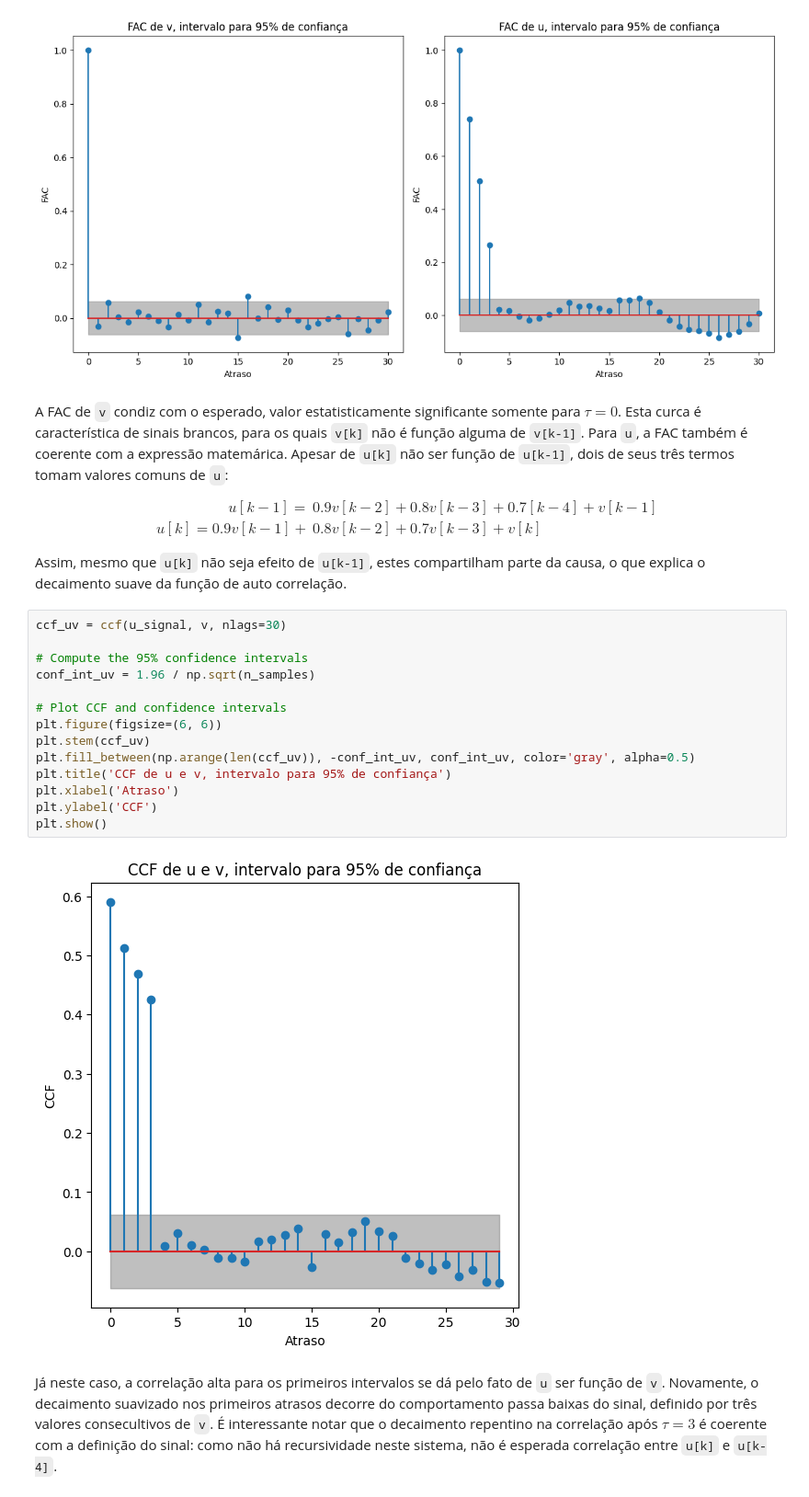
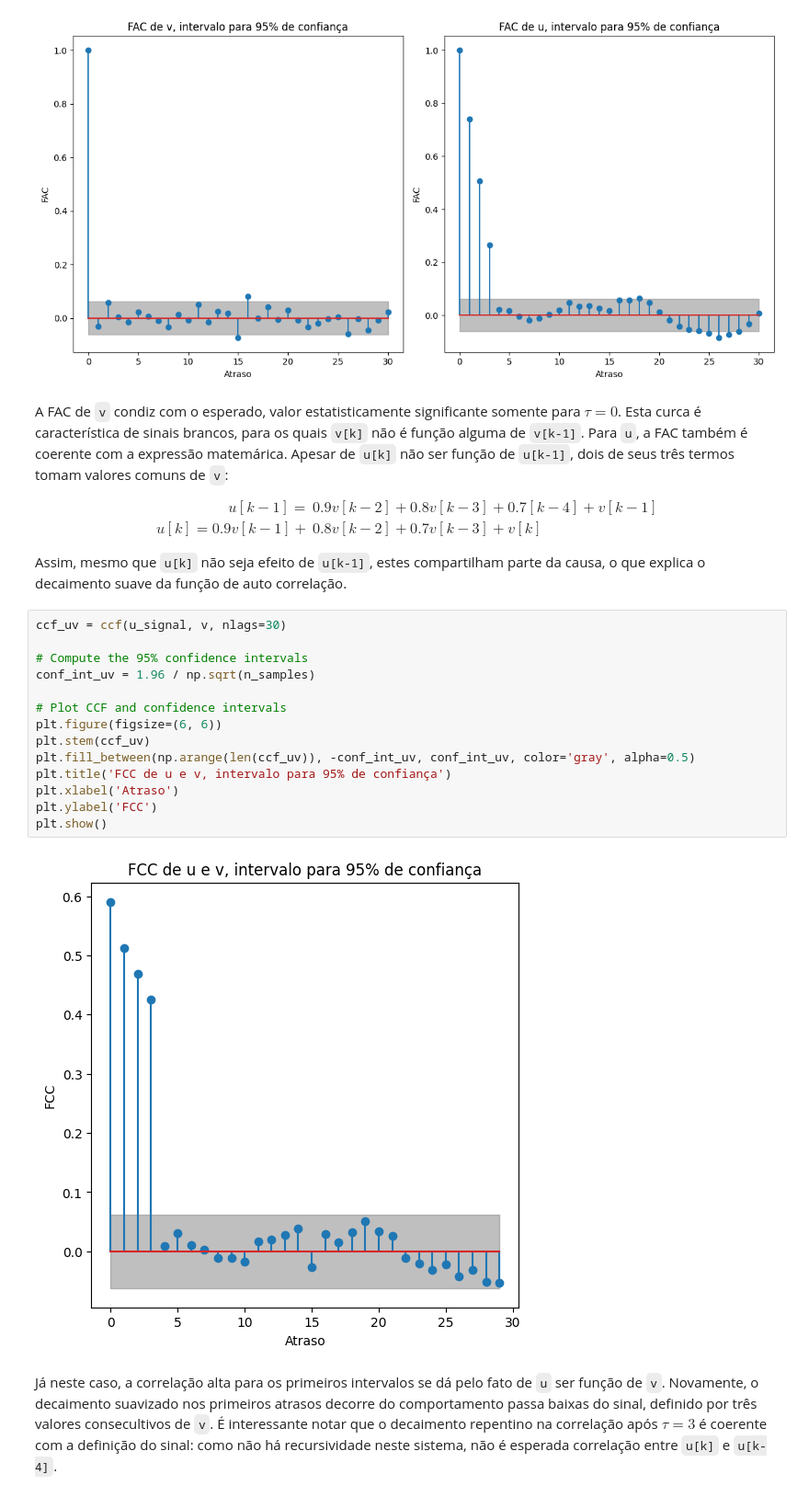
Before and after one commit to eduardo-ufmg/identificacao_de_sistemas_e_estimacao_de_parametros, a Jupyter notebook: 2_correlacao/simulacoes.ipynb, the cells around one changed output. Shown at 92% size. Cells and saved outputs as stored; diff of their text form.

```diff
--- a/2_correlacao/simulacoes.ipynb
+++ b/2_correlacao/simulacoes.ipynb
@@ -51,7 +51,7 @@ plt.show()
 # %% [output]
 [figure]
 # %% [markdown]
-A FAC de `v` condiz com o esperado, valor estatisticamente significante somente para $\tau=0$. Esta curca é característica de sinais brancos, para os quais `v[k]` não é função alguma de `v[k-1]`. Para `u`, a FAC também é coerente com a expressão matemárica. Apesar de `u[k]` não ser função de `u[k-1]`, dois de seus três termos tomam valores comuns de `u`:
+A FAC de `v` condiz com o esperado, valor estatisticamente significante somente para $\tau=0$. Esta curca é característica de sinais brancos, para os quais `v[k]` não é função alguma de `v[k-1]`. Para `u`, a FAC também é coerente com a expressão matemárica. Apesar de `u[k]` não ser função de `u[k-1]`, dois de seus três termos tomam valores comuns de `v`:
 
 \begin{align*}
 u[k-1] = &0.9v[k-2] + 0.8v[k-3] + 0.7[k-4] + v[k-1] \\
@@ -62,19 +62,19 @@ Assim, mesmo que `u[k]` não seja efeito de `u[k-1]`, estes compartilham parte d
 # %%
 ccf_uv = ccf(u_signal, v, nlags=30)
 
 # Compute the 95% confidence intervals
 conf_int_uv = 1.96 / np.sqrt(n_samples)
 
 # Plot CCF and confidence intervals
 plt.figure(figsize=(6, 6))
 plt.stem(ccf_uv)
 plt.fill_between(np.arange(len(ccf_uv)), -conf_int_uv, conf_int_uv, color='gray', alpha=0.5)
-plt.title('CCF de u e v, intervalo para 95% de confiança')
+plt.title('FCC de u e v, intervalo para 95% de confiança')
 plt.xlabel('Atraso')
-plt.ylabel('CCF')
+plt.ylabel('FCC')
 plt.show()
 # %% [output]
-[figure, old version]
+[figure, new version]
 # %% [markdown]
 Já neste caso, a correlação alta para os primeiros intervalos se dá pelo fato de `u` ser função de `v`. Novamente, o decaimento suavizado nos primeiros atrasos decorre do comportamento passa baixas do sinal, definido por três valores consecultivos de `v`. É interessante notar que o decaimento repentino na correlação após $\tau = 3$ é coerente com a definição do sinal: como não há recursividade neste sistema, não é esperada correlação entre `u[k]` e `u[k-4]`.
 # %%
```
Also changed, not shown: parts of 1 cell of this notebook, 17 other files.
